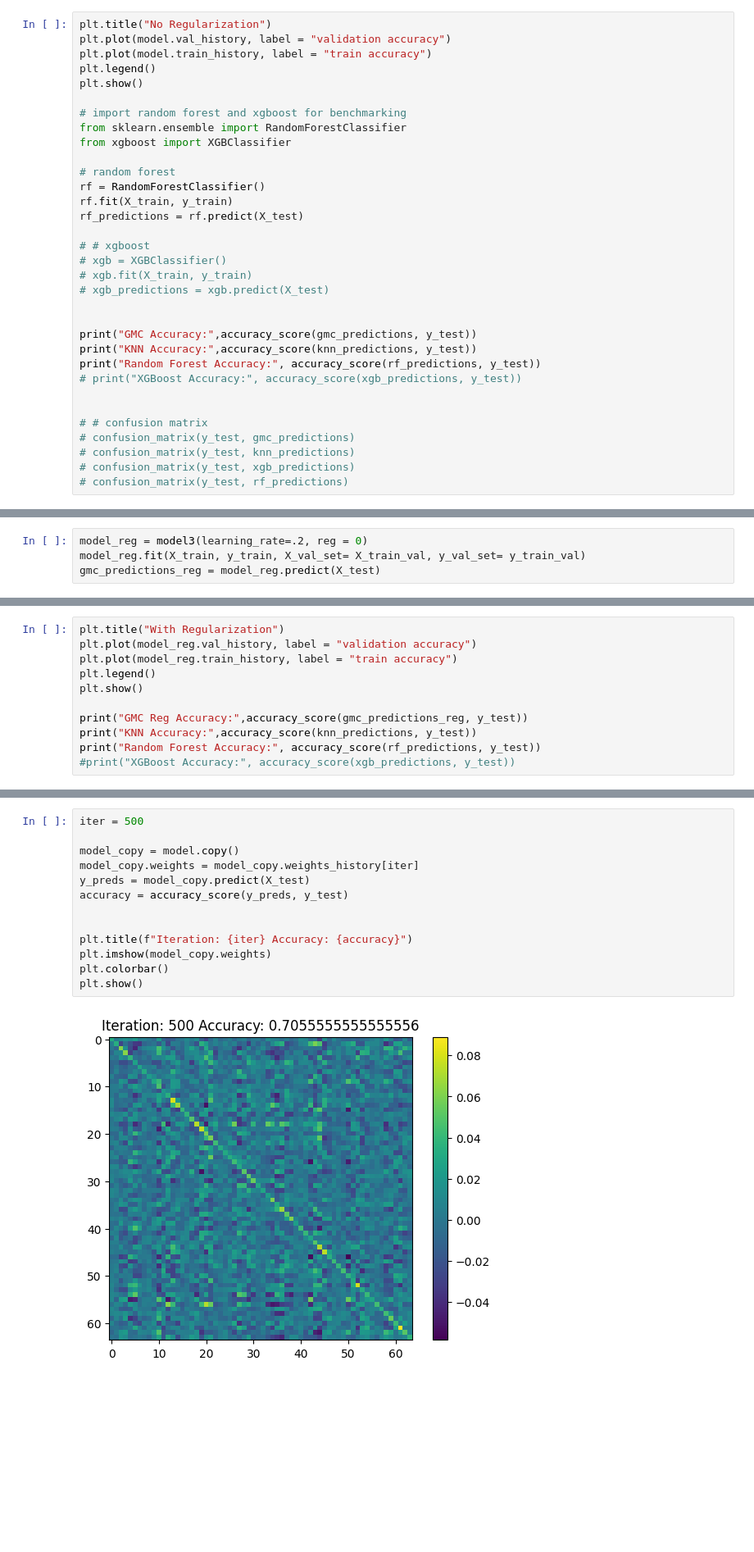
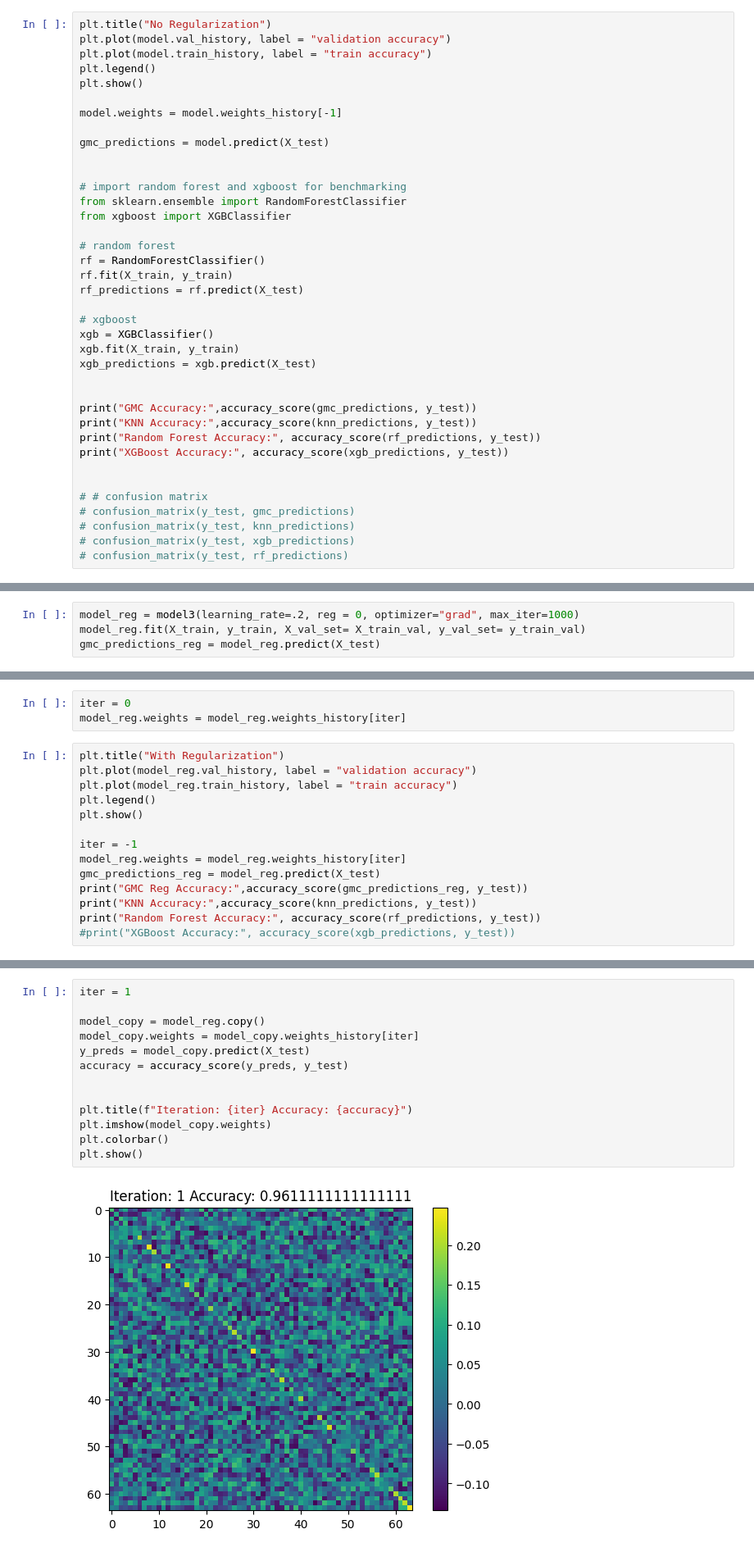
Before and after one commit to samlayton99/ML_and_Optimizaiton, a Jupyter notebook: MCMC nearest neighbor/method3.ipynb, the cells around one changed output, grey strips where cells are left out. Shown at 82% size. Drawn from its saved outputs; the diff is of its cells as text; blank space fills up the shorter version.

```diff
--- a/MCMC nearest neighbor/method3.ipynb
+++ b/MCMC nearest neighbor/method3.ipynb
@@ -500,6 +695,11 @@ plt.plot(model.val_history, label = "validation accuracy")
 plt.plot(model.train_history, label = "train accuracy")
 plt.legend()
 plt.show()
+
+model.weights = model.weights_history[-1]
+
+gmc_predictions = model.predict(X_test)
+
 
 # import random forest and xgboost for benchmarking
 from sklearn.ensemble import RandomForestClassifier
@@ -510,16 +710,16 @@ rf = RandomForestClassifier()
 rf.fit(X_train, y_train)
 rf_predictions = rf.predict(X_test)
 
-# # xgboost
-# xgb = XGBClassifier()
-# xgb.fit(X_train, y_train)
-# xgb_predictions = xgb.predict(X_test)
+# xgboost
+xgb = XGBClassifier()
+xgb.fit(X_train, y_train)
+xgb_predictions = xgb.predict(X_test)
 
 
 print("GMC Accuracy:",accuracy_score(gmc_predictions, y_test))
 print("KNN Accuracy:",accuracy_score(knn_predictions, y_test))
 print("Random Forest Accuracy:", accuracy_score(rf_predictions, y_test))
-# print("XGBoost Accuracy:", accuracy_score(xgb_predictions, y_test))
+print("XGBoost Accuracy:", accuracy_score(xgb_predictions, y_test))
 
 
 # # confusion matrix
@@ -535,5 +736,5 @@ Random Forest Accuracy: 0.9
 # %%
-model_reg = model3(learning_rate=.2, reg = 0)
+model_reg = model3(learning_rate=.2, reg = 0, optimizer="grad", max_iter=1000)
 model_reg.fit(X_train, y_train, X_val_set= X_train_val, y_val_set= y_train_val)
 gmc_predictions_reg = model_reg.predict(X_test)
 # %% [output]
@@ -557,3 +743,6 @@ gmc_predictions_reg = model_reg.predict(X_test)
+# %%
+iter = 0
+model_reg.weights = model_reg.weights_history[iter]
 # %%
 plt.title("With Regularization")
 plt.plot(model_reg.val_history, label = "validation accuracy")
@@ -561,6 +750,9 @@ plt.plot(model_reg.train_history, label = "train accuracy")
 plt.legend()
 plt.show()
 
+iter = -1
+model_reg.weights = model_reg.weights_history[iter]
+gmc_predictions_reg = model_reg.predict(X_test)
 print("GMC Reg Accuracy:",accuracy_score(gmc_predictions_reg, y_test))
 print("KNN Accuracy:",accuracy_score(knn_predictions, y_test))
 print("Random Forest Accuracy:", accuracy_score(rf_predictions, y_test))
@@ -650,16 +842,16 @@ plt.show()
 # %%
-iter = 500
+iter = 1
 
-model_copy = model.copy()
+model_copy = model_reg.copy()
 model_copy.weights = model_copy.weights_history[iter]
 y_preds = model_copy.predict(X_test)
 accuracy = accuracy_score(y_preds, y_test)
 
 
 plt.title(f"Iteration: {iter} Accuracy: {accuracy}")
 plt.imshow(model_copy.weights)
 plt.colorbar()
 plt.show()
 # %% [output]
-[figure, old version]
+[figure, new version]
 # %%
```
Also changed, not shown: parts of 13 cells of this notebook.
